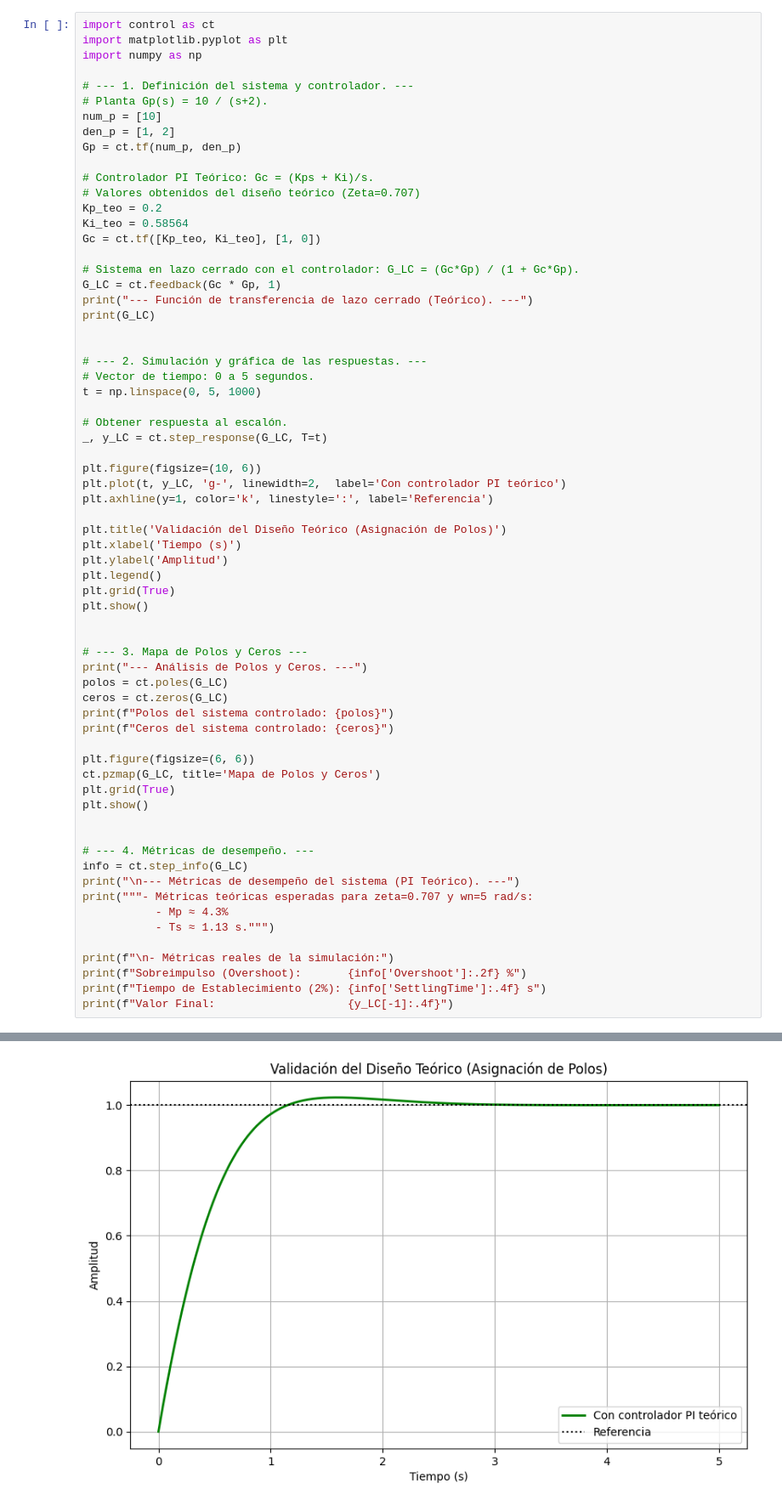
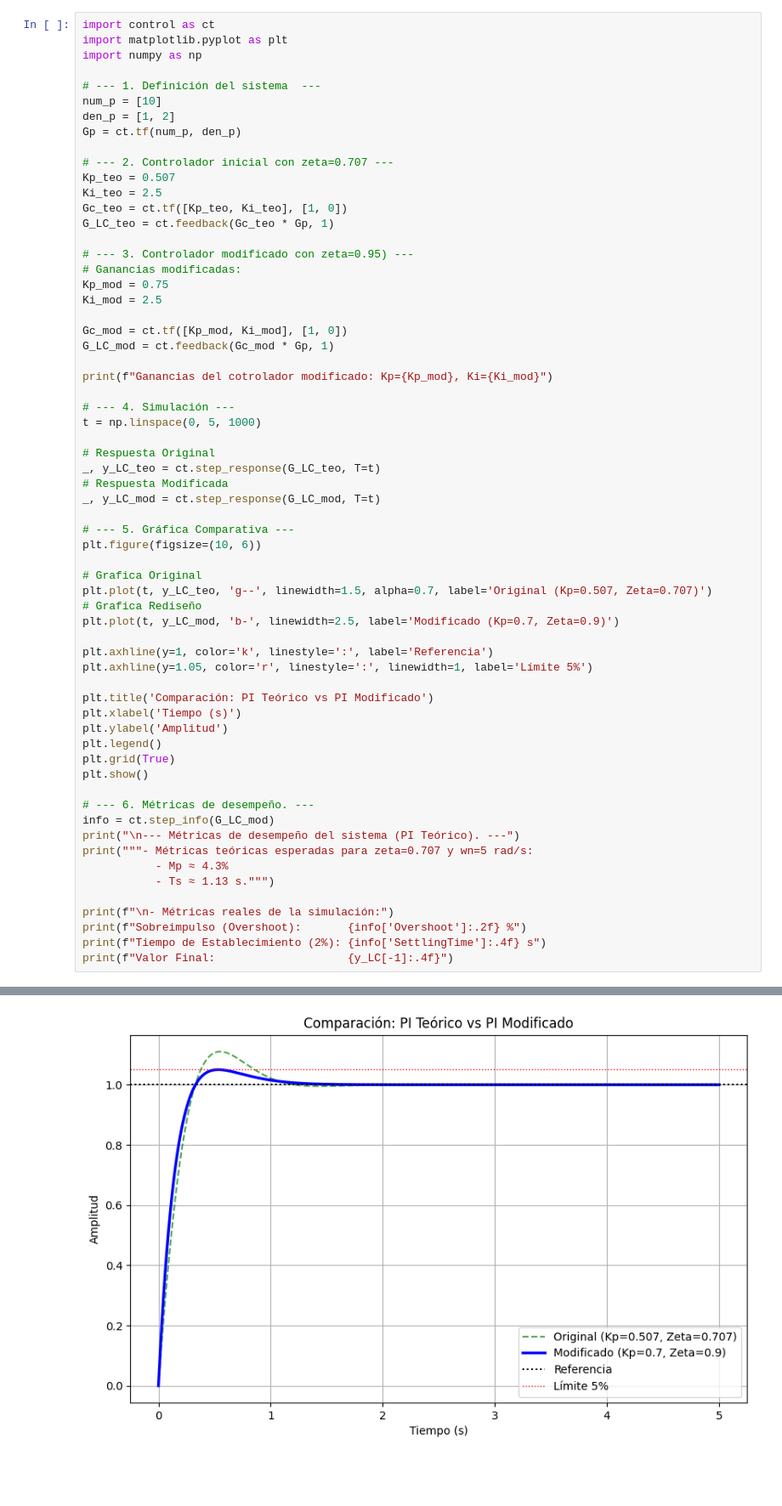
Before and after one commit to MiguelTG49/control-clasico, a Jupyter notebook: Examenes/E_3_Asignacion_de_polos.ipynb, the cells around one changed output, grey strips where cells are left out. Shown: that part at 85% size. Cells and saved outputs as stored; diff of their text form; blank space fills up the shorter version.

```diff
--- a/Examenes/E_3_Asignacion_de_polos.ipynb
+++ b/Examenes/E_3_Asignacion_de_polos.ipynb
@@ -123,58 +124,55 @@ import control as ct
 import matplotlib.pyplot as plt
 import numpy as np
 
-# --- 1. Definición del sistema y controlador. ---
-# Planta Gp(s) = 10 / (s+2).
+# --- 1. Definición del sistema  ---
 num_p = [10]
 den_p = [1, 2]
 Gp = ct.tf(num_p, den_p)
 
-# Controlador PI Teórico: Gc = (Kps + Ki)/s.
-# Valores obtenidos del diseño teórico (Zeta=0.707)
-Kp_teo = 0.2
-Ki_teo = 0.58564
-Gc = ct.tf([Kp_teo, Ki_teo], [1, 0])
+# --- 2. Controlador inicial con zeta=0.707 ---
+Kp_teo = 0.507
+Ki_teo = 2.5
+Gc_teo = ct.tf([Kp_teo, Ki_teo], [1, 0])
+G_LC_teo = ct.feedback(Gc_teo * Gp, 1)
 
-# Sistema en lazo cerrado con el controlador: G_LC = (Gc*Gp) / (1 + Gc*Gp).
-G_LC = ct.feedback(Gc * Gp, 1)
-print("--- Función de transferencia de lazo cerrado (Teórico). ---")
-print(G_LC)
+# --- 3. Controlador modificado con zeta=0.95) ---
+# Ganancias modificadas:
+Kp_mod = 0.75
+Ki_mod = 2.5
 
+Gc_mod = ct.tf([Kp_mod, Ki_mod], [1, 0])
+G_LC_mod = ct.feedback(Gc_mod * Gp, 1)
 
-# --- 2. Simulación y gráfica de las respuestas. ---
-# Vector de tiempo: 0 a 5 segundos.
+print(f"Ganancias del cotrolador modificado: Kp={Kp_mod}, Ki={Ki_mod}")
+
+# --- 4. Simulación ---
 t = np.linspace(0, 5, 1000)
 
-# Obtener respuesta al escalón.
-_, y_LC = ct.step_response(G_LC, T=t)
+# Respuesta Original
+_, y_LC_teo = ct.step_response(G_LC_teo, T=t)
+# Respuesta Modificada
+_, y_LC_mod = ct.step_response(G_LC_mod, T=t)
 
+# --- 5. Gráfica Comparativa ---
 plt.figure(figsize=(10, 6))
-plt.plot(t, y_LC, 'g-', linewidth=2,  label='Con controlador PI teórico')
+
+# Grafica Original
+plt.plot(t, y_LC_teo, 'g--', linewidth=1.5, alpha=0.7, label='Original (Kp=0.507, Zeta=0.707)')
+# Grafica Rediseño
+plt.plot(t, y_LC_mod, 'b-', linewidth=2.5, label='Modificado (Kp=0.7, Zeta=0.9)')
+
 plt.axhline(y=1, color='k', linestyle=':', label='Referencia')
+plt.axhline(y=1.05, color='r', linestyle=':', linewidth=1, label='Límite 5%')
 
-plt.title('Validación del Diseño Teórico (Asignación de Polos)')
+plt.title('Comparación: PI Teórico vs PI Modificado')
 plt.xlabel('Tiempo (s)')
 plt.ylabel('Amplitud')
 plt.legend()
 plt.grid(True)
 plt.show()
 
-
-# --- 3. Mapa de Polos y Ceros ---
-print("--- Análisis de Polos y Ceros. ---")
-polos = ct.poles(G_LC)
-ceros = ct.zeros(G_LC)
-print(f"Polos del sistema controlado: {polos}")
-print(f"Ceros del sistema controlado: {ceros}")
-
-plt.figure(figsize=(6, 6))
-ct.pzmap(G_LC, title='Mapa de Polos y Ceros')
-plt.grid(True)
-plt.show()
-
-
-# --- 4. Métricas de desempeño. ---
-info = ct.step_info(G_LC)
+# --- 6. Métricas de desempeño. ---
+info = ct.step_info(G_LC_mod)
 print("\n--- Métricas de desempeño del sistema (PI Teórico). ---")
 print("""- Métricas teóricas esperadas para zeta=0.707 y wn=5 rad/s:
            - Mp ≈ 4.3%
@@ -196 +187 @@ Outputs (1): ['y[0]']
-[figure, old version]
+[figure, new version]
```
Also changed, not shown: parts of 4 cells of this notebook.
